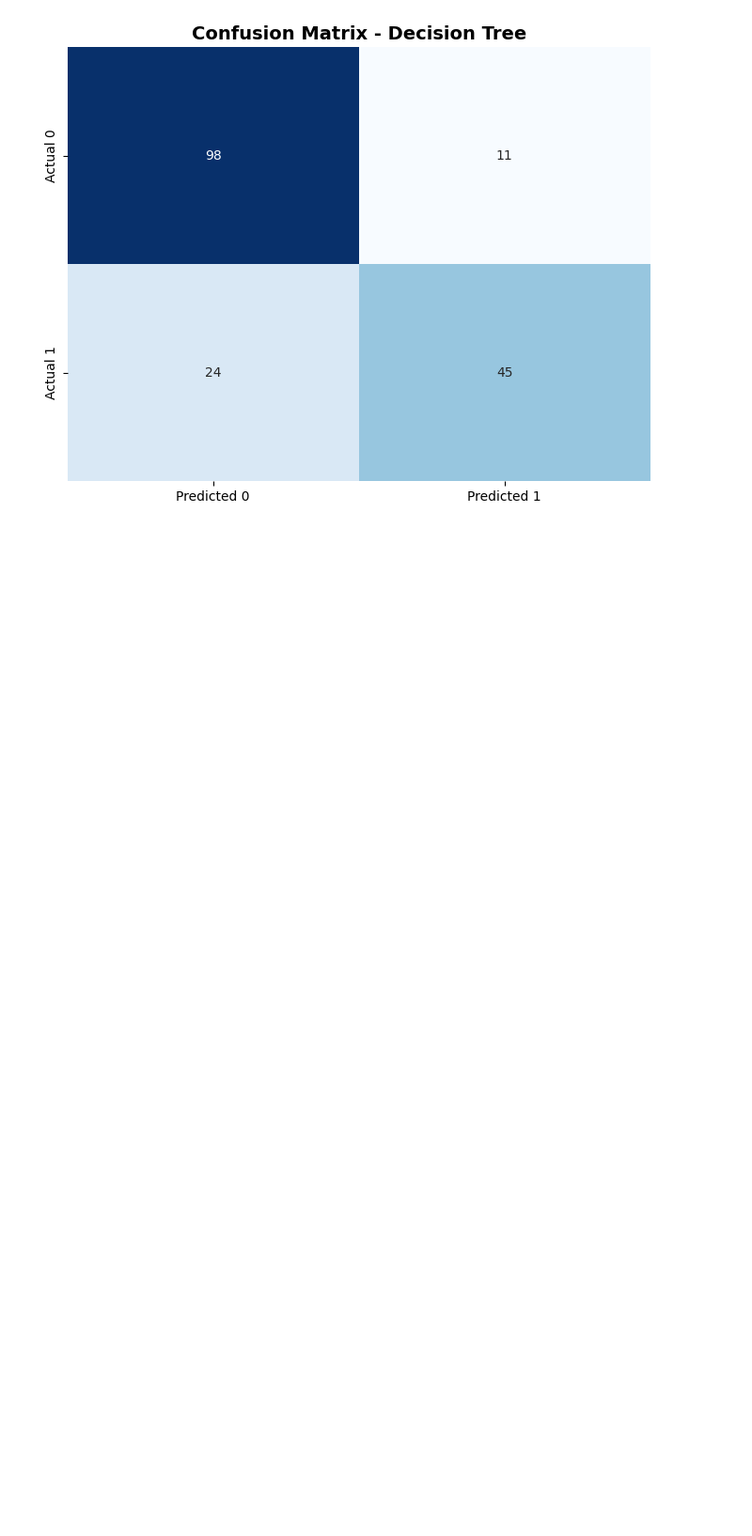
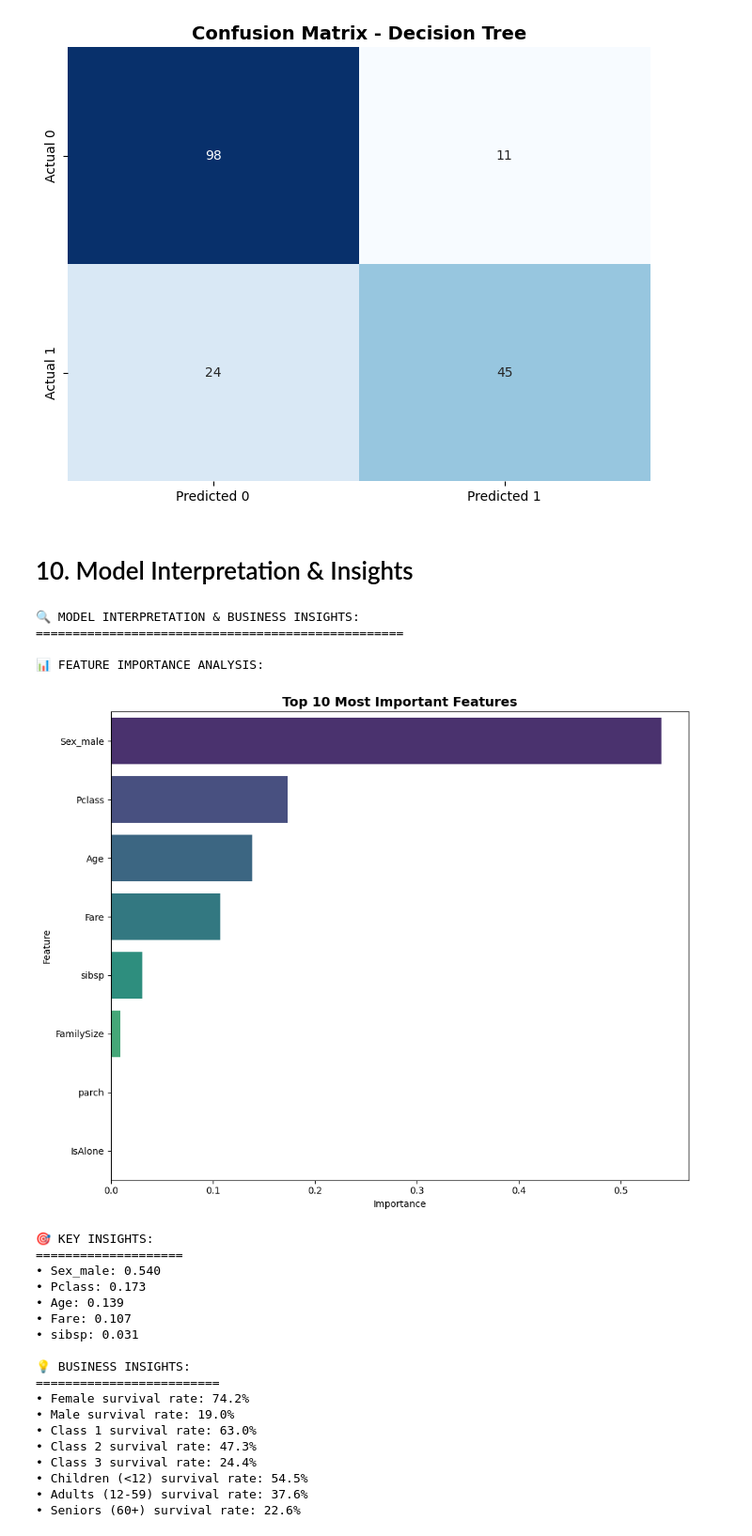
Before and after one commit to Clinton1029/Titanic_Survival_Prediction_ML, a Jupyter notebook: Titanic_Survival_Prediction_ML.ipynb, the cells around one changed output. Shown at 94% size. Drawn from its saved outputs; the diff is of its cells as text; code cells hidden in the pictures; blank space fills up the shorter version.

Commit message:
Model Interpretation & Insights

```diff
--- a/Titanic_Survival_Prediction_ML.ipynb
+++ b/Titanic_Survival_Prediction_ML.ipynb
@@ -759,3 +759,82 @@ plt.show()
    macro avg       0.80      0.78      0.78       178
 weighted avg       0.80      0.80      0.80       178
 [figure]
+# %% [markdown]
+# 10. Model Interpretation & Insights
+# %%
+print("🔍 MODEL INTERPRETATION & BUSINESS INSIGHTS:")
+print("=" * 50)
+
+# Feature importance analysis
+if hasattr(best_model, 'feature_importances_'):
+    print("\n📊 FEATURE IMPORTANCE ANALYSIS:")
+    feature_importance = pd.DataFrame({
+        'Feature': X_encoded.columns,
+        'Importance': best_model.feature_importances_
+    }).sort_values('Importance', ascending=False)
+
+    plt.figure(figsize=(10, 8))
+    sns.barplot(data=feature_importance.head(10), y='Feature', x='Importance', palette='viridis')
+    plt.title('Top 10 Most Important Features', fontweight='bold', fontsize=14)
+    plt.tight_layout()
+    plt.show()
+
+    print("\n🎯 KEY INSIGHTS:")
+    print("=" * 20)
+    for _, row in feature_importance.head(5).iterrows():
+        print(f"• {row['Feature']}: {row['Importance']:.3f}")
+
+# %%
+# Business insights
+print("\n💡 BUSINESS INSIGHTS:")
+print("=" * 25)
+
+# Survival rate by different factors
+insights_data = []
+
+# Gender insights
+gender_survival = df_clean.groupby('Sex')['Survived'].mean()
+insights_data.append(f"• Female survival rate: {gender_survival.get('female', 0):.1%}")
+insights_data.append(f"• Male survival rate: {gender_survival.get('male', 0):.1%}")
+
+# Class insights
+class_survival = df_clean.groupby('Pclass')['Survived'].mean()
+for pclass, rate in class_survival.items():
+    insights_data.append(f"• Class {pclass} survival rate: {rate:.1%}")
+
+# Age insights
+child_survival = df_clean[df_clean['Age'] < 12]['Survived'].mean()
+adult_survival = df_clean[(df_clean['Age'] >= 12) & (df_clean['Age'] < 60)]['Survived'].mean()
+senior_survival = df_clean[df_clean['Age'] >= 60]['Survived'].mean()
+
+insights_data.append(f"• Children (<12) survival rate: {child_survival:.1%}")
+insights_data.append(f"• Adults (12-59) survival rate: {adult_survival:.1%}")
+insights_data.append(f"• Seniors (60+) survival rate: {senior_survival:.1%}")
+
+# Print insights
+for insight in insights_data:
+    print(insight)
+# %% [output]
+🔍 MODEL INTERPRETATION & BUSINESS INSIGHTS:
+==================================================
+
+📊 FEATURE IMPORTANCE ANALYSIS:
+[figure, added]
+🎯 KEY INSIGHTS:
+====================
+• Sex_male: 0.540
+• Pclass: 0.173
+• Age: 0.139
+• Fare: 0.107
+• sibsp: 0.031
+
+💡 BUSINESS INSIGHTS:
+=========================
+• Female survival rate: 74.2%
+• Male survival rate: 19.0%
+• Class 1 survival rate: 63.0%
+• Class 2 survival rate: 47.3%
+• Class 3 survival rate: 24.4%
+• Children (<12) survival rate: 54.5%
+• Adults (12-59) survival rate: 37.6%
+• Seniors (60+) survival rate: 22.6%
```
